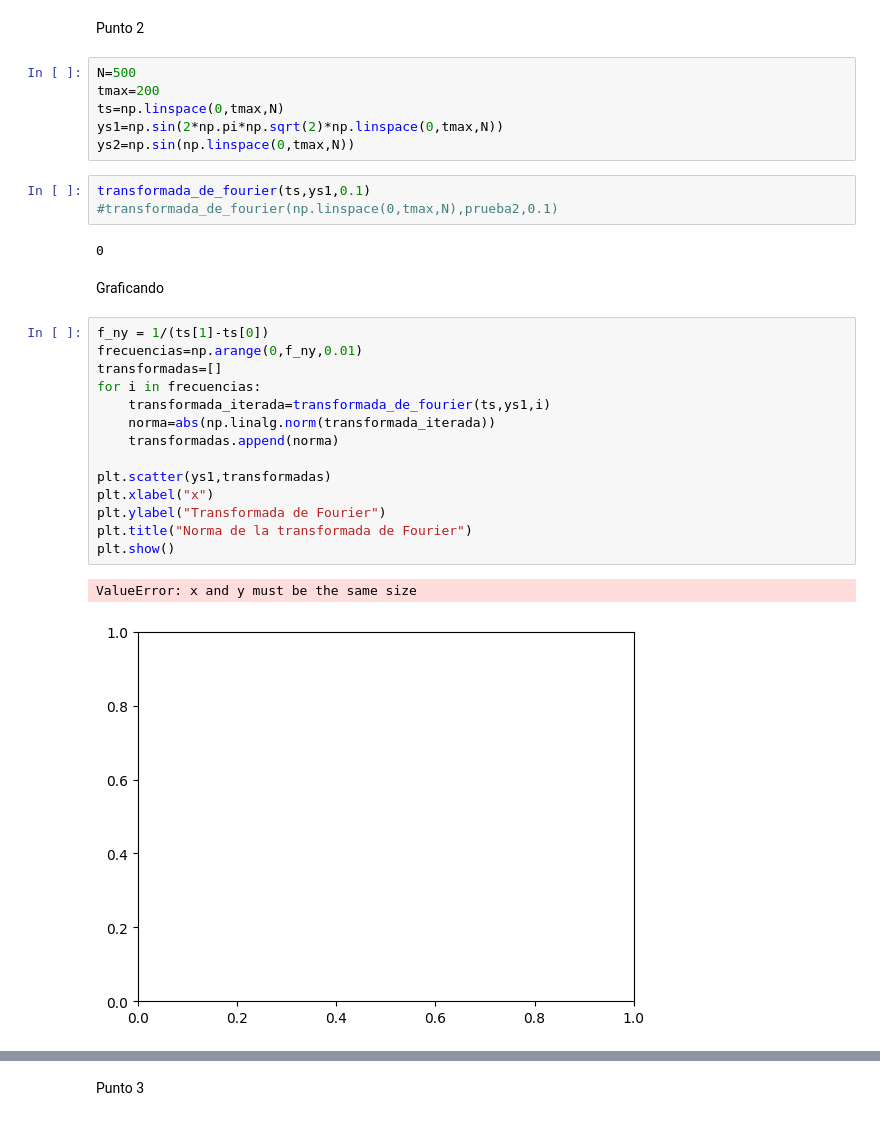
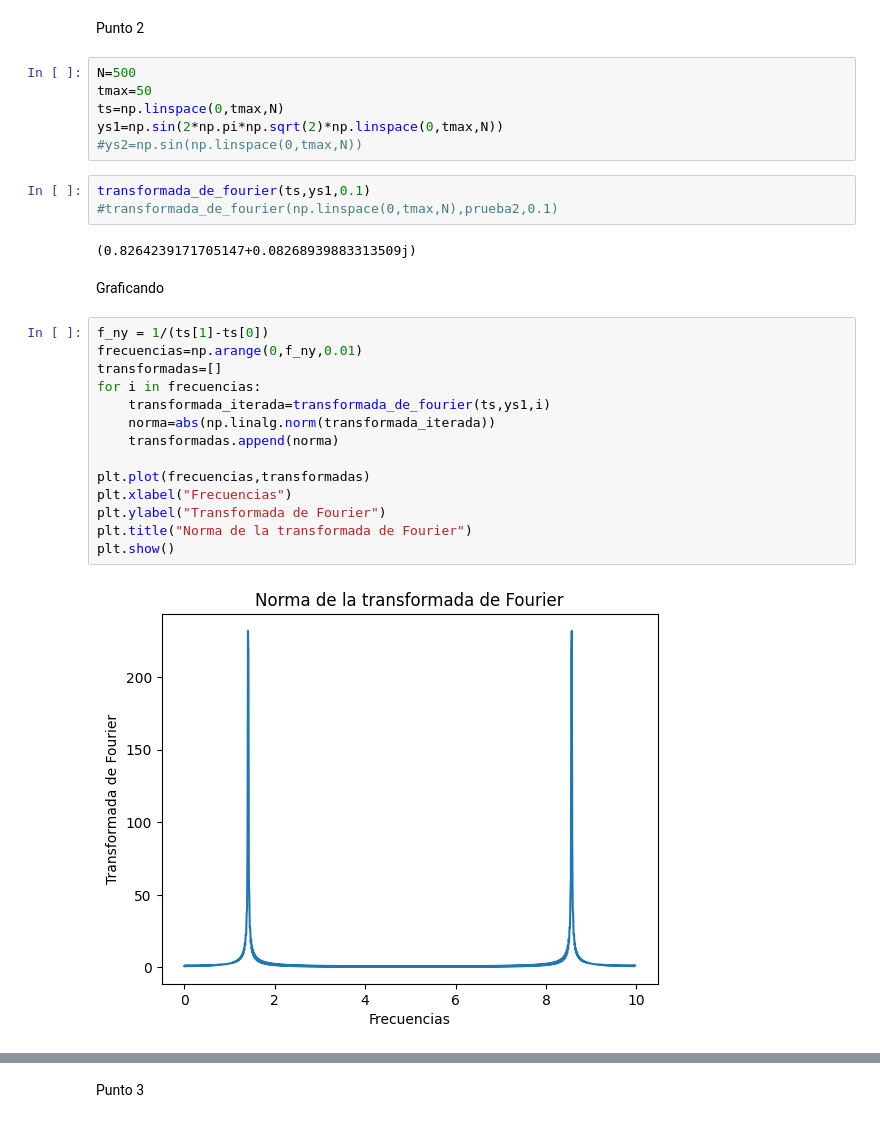
Before and after one commit to Metodos-Computacionales-II/Talleres, a Jupyter notebook: Taller_1.ipynb, the cells around one changed output, grey strips where cells are left out. Saved outputs shown, nothing was run; the diff lists cells and outputs as text.

```diff
--- a/Taller_1.ipynb
+++ b/Taller_1.ipynb
@@ -16,31 +16,30 @@ def transformada_de_fourier(ts,ys,f):
 Punto 2
 # %%
 N=500
-tmax=200
+tmax=50
 ts=np.linspace(0,tmax,N)
 ys1=np.sin(2*np.pi*np.sqrt(2)*np.linspace(0,tmax,N))
-ys2=np.sin(np.linspace(0,tmax,N))
+#ys2=np.sin(np.linspace(0,tmax,N))
 # %%
 transformada_de_fourier(ts,ys1,0.1)
 #transformada_de_fourier(np.linspace(0,tmax,N),prueba2,0.1)
 # %% [output]
-0
+(0.8264239171705147+0.08268939883313509j)
 # %% [markdown]
 Graficando
 # %%
 f_ny = 1/(ts[1]-ts[0])
 frecuencias=np.arange(0,f_ny,0.01)
 transformadas=[]
 for i in frecuencias:
     transformada_iterada=transformada_de_fourier(ts,ys1,i)
     norma=abs(np.linalg.norm(transformada_iterada))
     transformadas.append(norma)
 
-plt.scatter(ys1,transformadas)
-plt.xlabel("x")
+plt.plot(frecuencias,transformadas)
+plt.xlabel("Frecuencias")
 plt.ylabel("Transformada de Fourier")
 plt.title("Norma de la transformada de Fourier")
 plt.show()
 # %% [output]
-ValueError: x and y must be the same size
-[figure, old version]
+[figure, new version]
```
Also changed, not shown: parts of 3 cells of this notebook.
